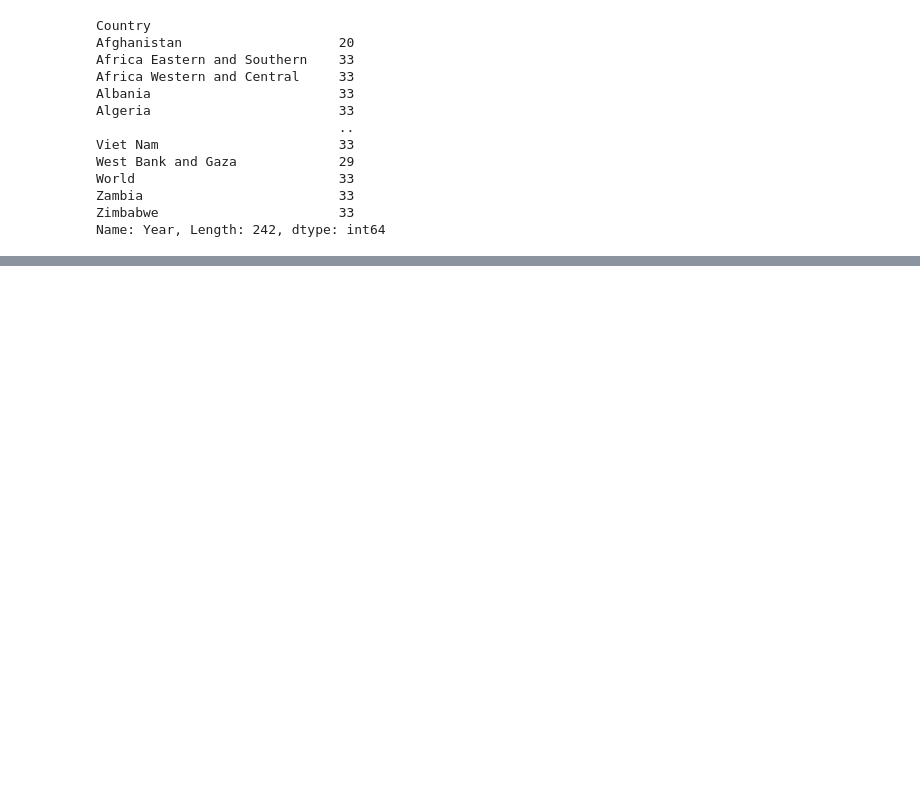
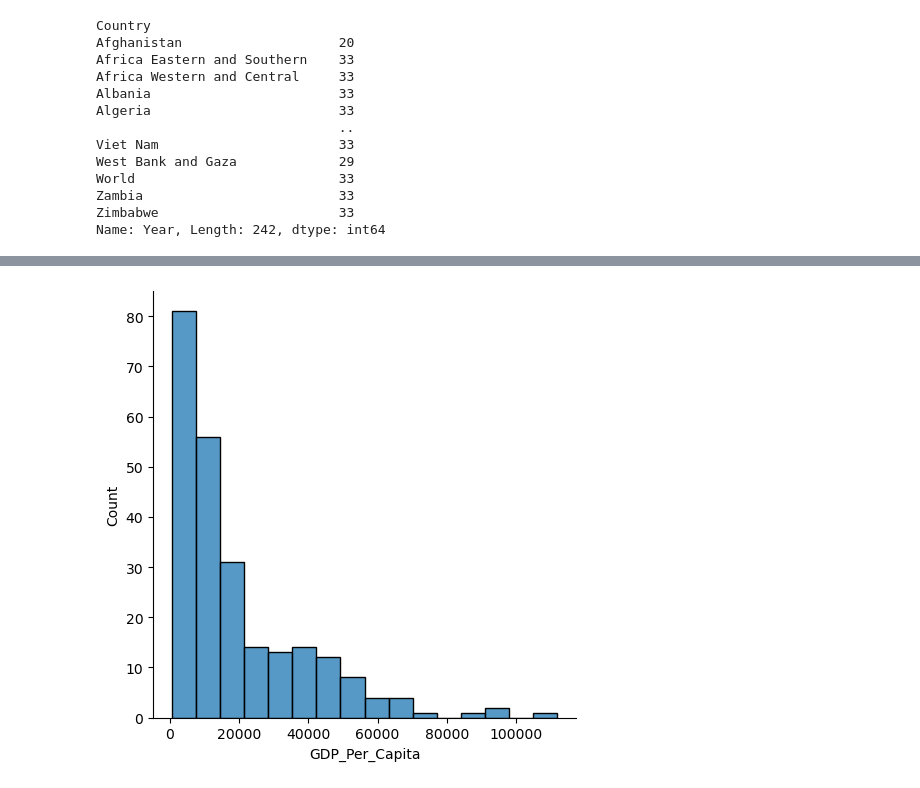
Before and after one commit to NSS-Data-Analytics-Cohort-10/gdp-and-internet-usage-HTMIV, a Jupyter notebook: Notebooks/Percapita.ipynb, the cells around one changed output, grey strips where cells are left out. Saved outputs shown, nothing was run; the diff lists cells and outputs as text; code cells hidden in the pictures; blank space fills up the shorter version.

```diff
--- a/Notebooks/Percapita.ipynb
+++ b/Notebooks/Percapita.ipynb
@@ -123,0 +125,5 @@ hist = sns.histplot(gdp_df,x = "Country", y = "GDP_Per_Capita")
+# %%
+df_year_2020_dist = gdp_df.loc[gdp_df["Year"]==2020]
+dist = sns.displot(df_year_2020_dist,x = "GDP_Per_Capita")
+# %% [output]
+[figure, added]
```
Also changed, not shown: parts of 15 cells of this notebook.
